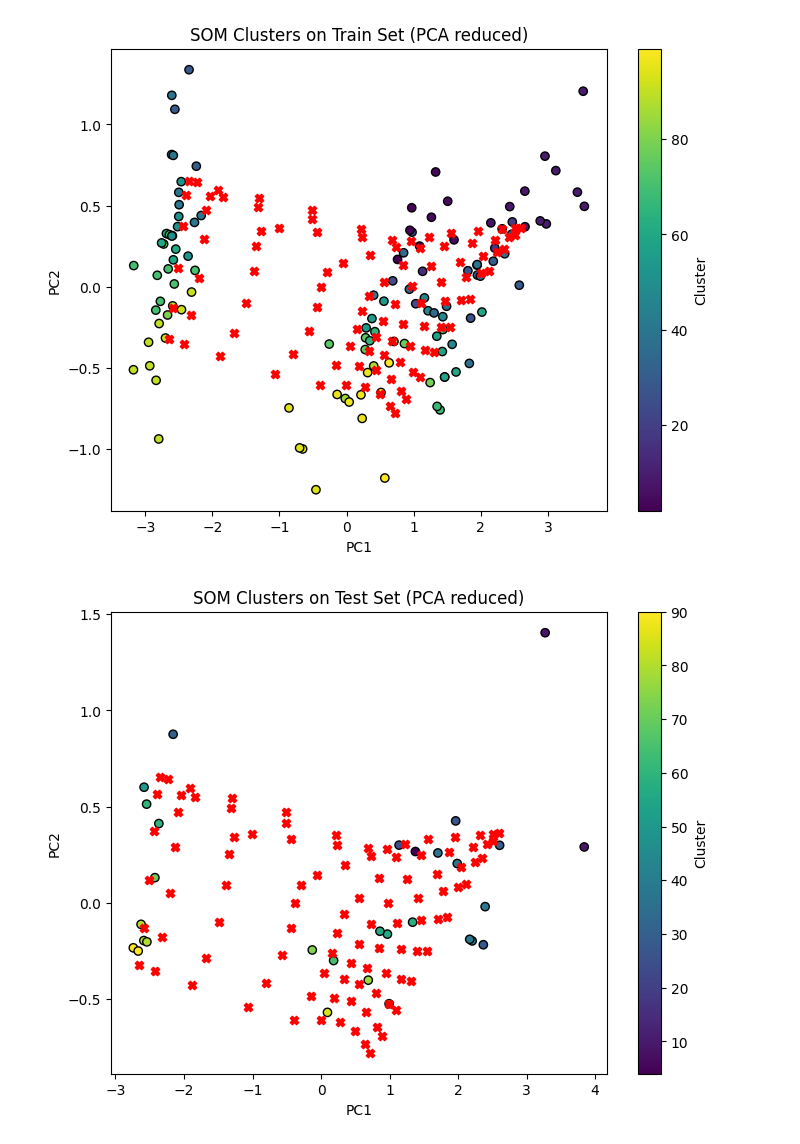
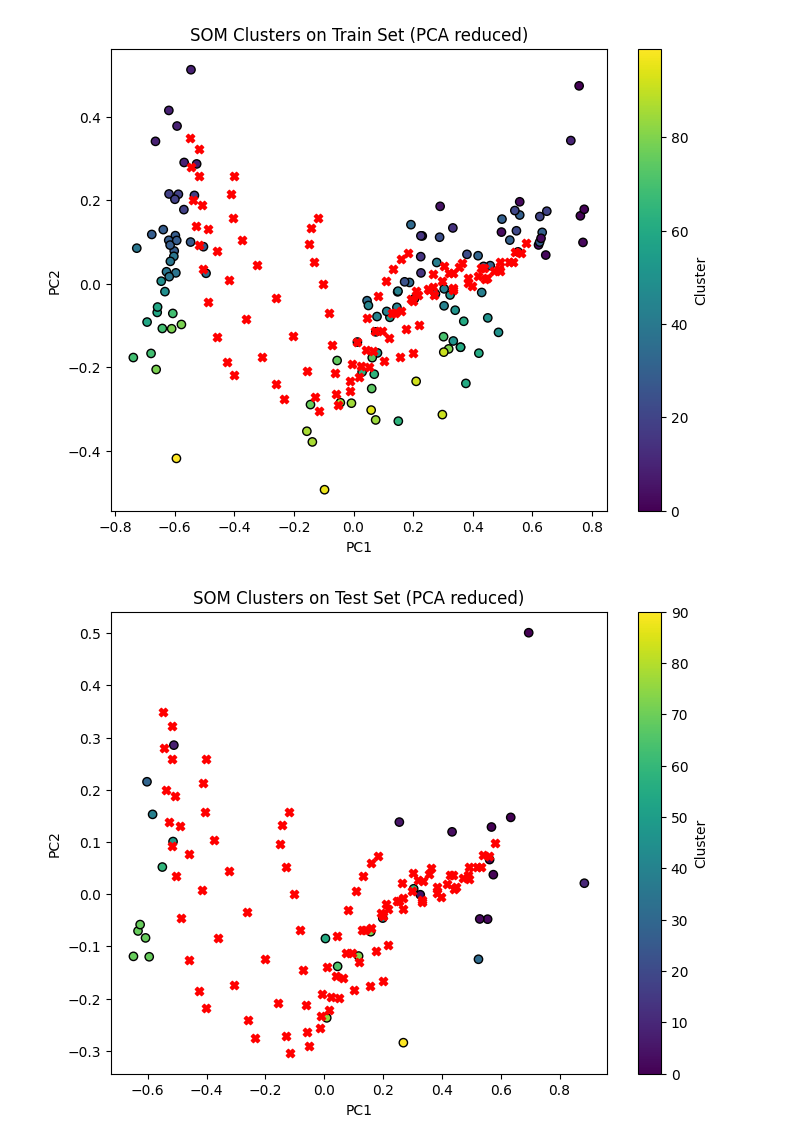
Before and after one commit to abbasidaniyal/scikit-learn-som, a Jupyter notebook: example/iris_example.ipynb, the cells around one changed output. Drawn from its saved outputs; the diff is of its cells as text; code cells hidden in the pictures.

```diff
--- a/example/iris_example.ipynb
+++ b/example/iris_example.ipynb
@@ -15,12 +15,17 @@ import matplotlib.pyplot as plt
 from sklearn.datasets import load_iris
 from sklearn.decomposition import PCA
 # %%
+from sklearn.preprocessing import MinMaxScaler
+
 X = iris.data
 y = iris.target
 
+scaler = MinMaxScaler()
+X = scaler.fit_transform(X)
+
 # Fit SOM
-pred = SOM(max_iters=100, verbose=True)
-pred.fit(X)
+pred = SOM(max_iters=100000, initial_learning_rate=0.1, verbose=True)
+pred.fit(X, )
 
 # Predict cluster assignments
 grid_coords = pred.predict(X)
@@ -76,37 +81,37 @@ from sklearn.model_selection import train_test_split
 X_train, X_test, y_train, y_test = train_test_split(X, y, test_size=0.2, random_state=42)
 
 # Train on train set
-pred = SOM(max_iters=500)
+pred = SOM(max_iters=100000)
 pred.fit(X_train)
 
 # Predict on test set
 test_grid_coords = pred.predict(X_test)
 
 # Visualize test predictions
 pca = PCA(n_components=2)
 X_train_2d = pca.fit_transform(X_train)
 grid_coords_2d = pca.transform(pred.weights_.reshape(-1, 4))
 
 plt.figure(figsize=(8, 6))
 scatter = plt.scatter(X_train_2d[:, 0], X_train_2d[:, 1], c=pred.labels_, cmap='viridis', edgecolor='k')
 plt.scatter(grid_coords_2d[:, 0], grid_coords_2d[:, 1], c='red', marker='X')
 plt.title("SOM Clusters on Train Set (PCA reduced)")
 plt.xlabel("PC1")
 plt.ylabel("PC2")
 plt.colorbar(scatter, label='Cluster')
 plt.show()
 
 
 X_test_2d = pca.transform(X_test)
 
 plt.figure(figsize=(8, 6))
 scatter = plt.scatter(X_test_2d[:, 0], X_test_2d[:, 1], c=[pred.coord_label_map_.get(tuple(c)) for c in test_grid_coords], cmap='viridis', edgecolor='k')
 plt.scatter(grid_coords_2d[:, 0], grid_coords_2d[:, 1], c='red', marker='X')
 plt.title("SOM Clusters on Test Set (PCA reduced)")
 plt.xlabel("PC1")
 plt.ylabel("PC2")
 plt.colorbar(scatter, label='Cluster')
 plt.show()
 # %% [output]
-[figure, old version]
+[figure, new version]
-[figure, old version]
+[figure, new version]
```
Also changed, not shown: parts of 2 cells of this notebook, 3 other files.
